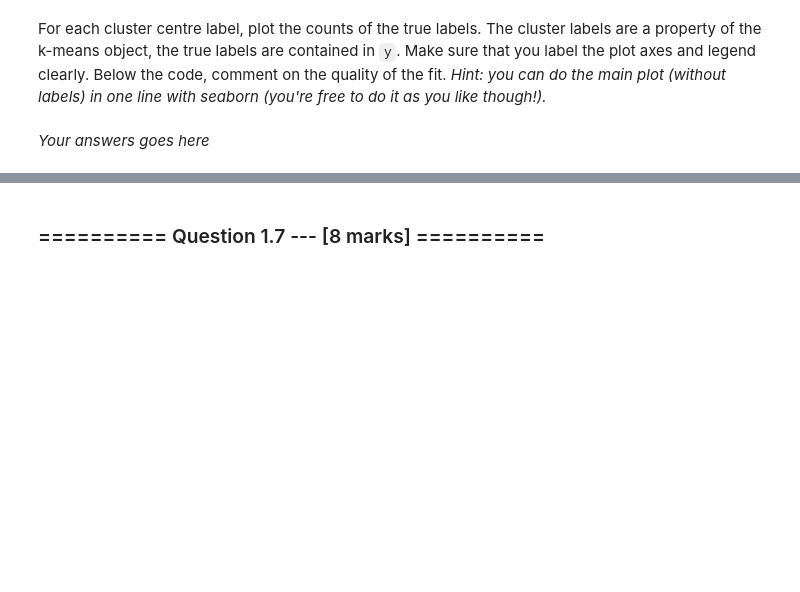
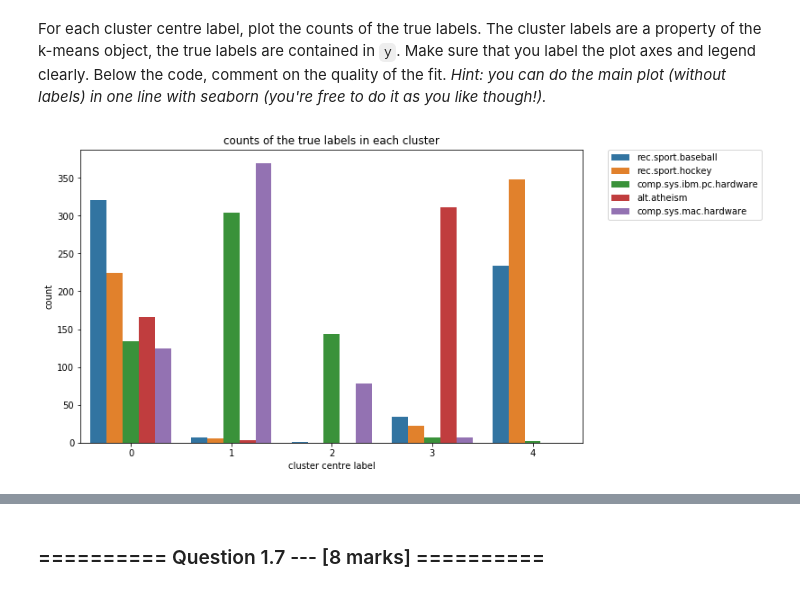
Before and after one commit to ShootingSpace/Machine-learning-practical-with-scikit-learn, a Jupyter notebook: 09_Assignment_4.ipynb, the cells around one changed output, grey strips where cells are left out. Cells and saved outputs as stored; diff of their text form; code cells hidden in the pictures; blank space fills up the shorter version.

```diff
--- a/09_Assignment_4.ipynb
+++ b/09_Assignment_4.ipynb
@@ -270,2 +267,10 @@ For each cluster centre label, plot the counts of the true labels. The cluster l
-# %% [markdown]
-*Your answers goes here*
+# %%
+# Your code goes here
+fig, ax = plt.subplots(figsize=(10,6))
+ax = sns.countplot(x=kmeans.labels_, hue=y, ax=ax)
+plt.xlabel('cluster centre label')
+plt.title('counts of the true labels in each cluster')
+plt.legend(bbox_to_anchor=(1.05, 1), loc=2, borderaxespad=0.)
+plt.show()
+# %% [output]
+[figure, added]
```
Also changed, not shown: parts of 15 cells of this notebook, 1 other file.
